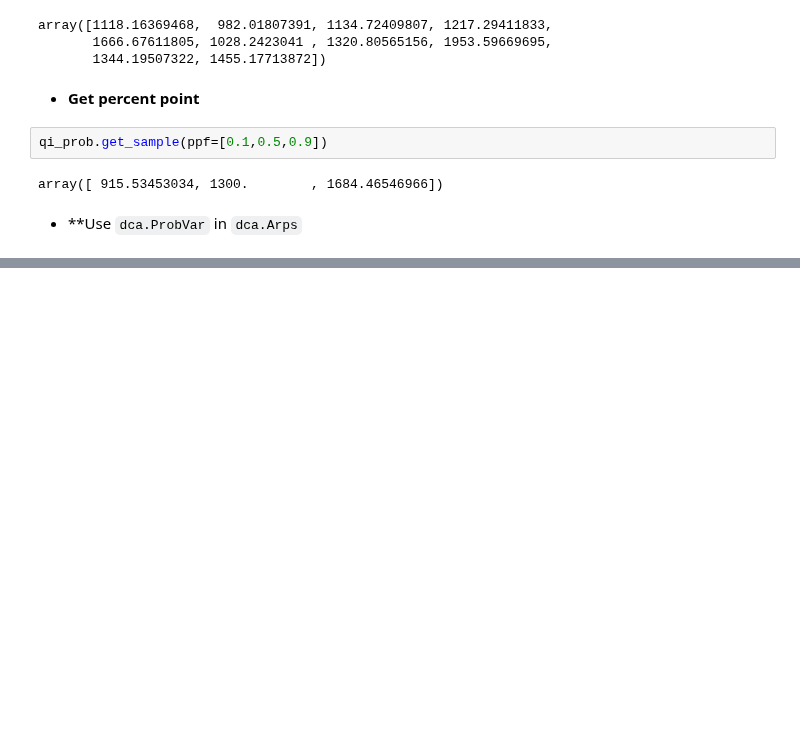
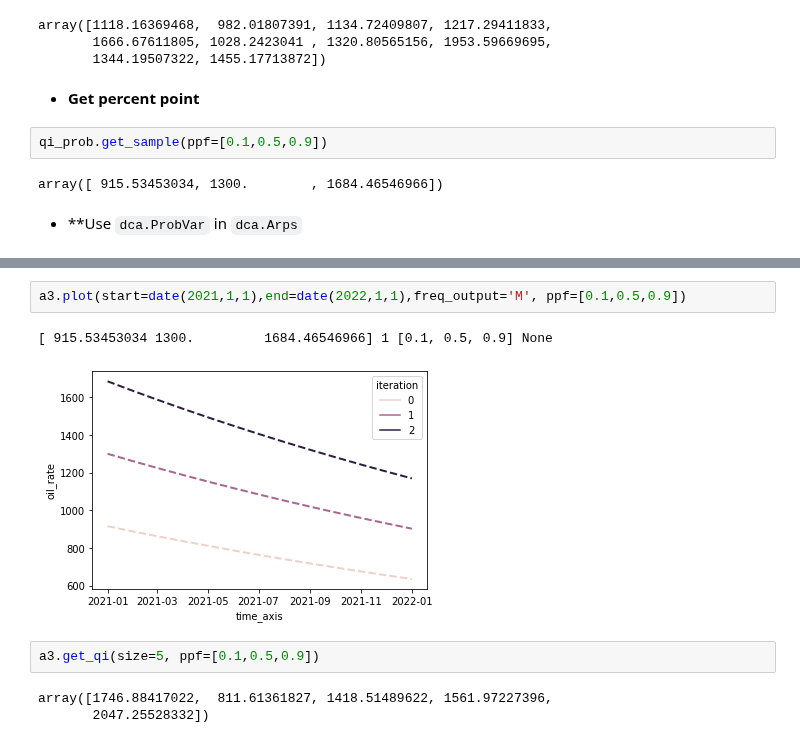
Before and after one commit to scuervo91/dcapy, a Jupyter notebook: docs/examples/1-basics/1d-Tutorial_Probabilistic_Variables.ipynb, the cells around one changed output, grey strips where cells are left out. Saved outputs shown, nothing was run; the diff lists cells and outputs as text; blank space fills up the shorter version.

```diff
--- a/docs/examples/1-basics/1d-Tutorial_Probabilistic_Variables.ipynb
+++ b/docs/examples/1-basics/1d-Tutorial_Probabilistic_Variables.ipynb
@@ -115,3 +119,13 @@ a3.plot(start=date(2021,1,1),end=date(2022,1,1),freq_output='M', iter=10)
+# %%
+a3.plot(start=date(2021,1,1),end=date(2022,1,1),freq_output='M', ppf=[0.1,0.5,0.9])
+# %% [output]
+[ 915.53453034 1300.         1684.46546966] 1 [0.1, 0.5, 0.9] None
+[figure, added]
+# %%
+a3.get_qi(size=5, ppf=[0.1,0.5,0.9])
+# %% [output]
+array([1746.88417022,  811.61361827, 1418.51489622, 1561.97227396,
+       2047.25528332])
 # %%
 w1 = dca.Wor(
     bsw = dca.ProbVar(dist='uniform', kw=dict(loc=0.3, scale=0.4)),
```
Also changed, not shown: parts of 4 cells of this notebook, 2 other files.
